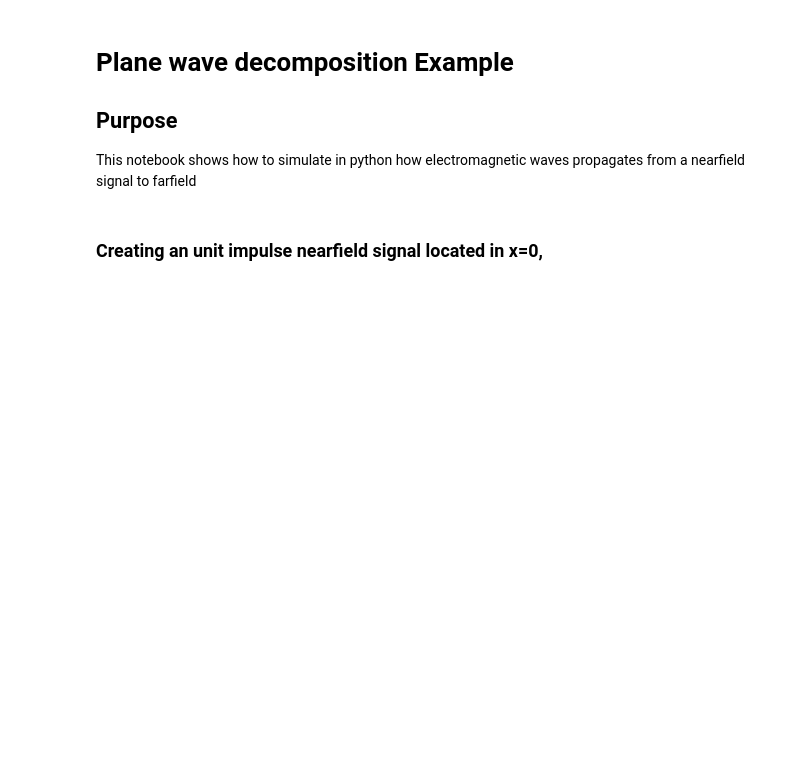
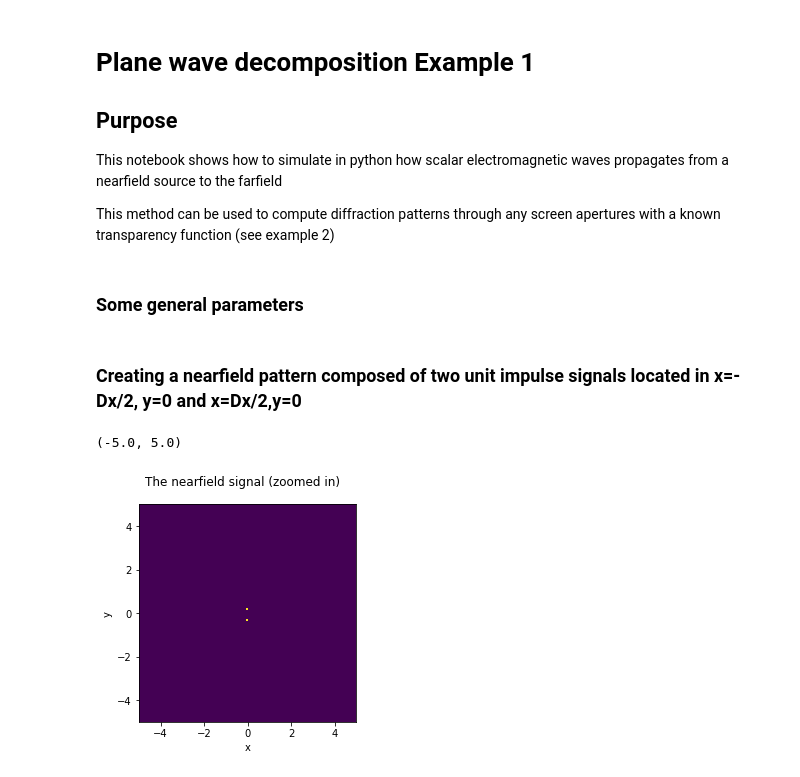
Before and after one commit to LbZy-3/PWD, a Jupyter notebook: PWD.ipynb, the cells around one changed output. Saved outputs shown, nothing was run; the diff lists cells and outputs as text; code cells hidden in the pictures; blank space fills up the shorter version.

```diff
--- a/PWD.ipynb
+++ b/PWD.ipynb
@@ -1,8 +1,11 @@
 # %% [markdown]
-# Plane wave decomposition Example
+# Plane wave decomposition Example 1
+
 
 ## Purpose
 
-This notebook shows how to simulate in python how electromagnetic waves propagates from a nearfield signal to farfield
+This notebook shows how to simulate in python how scalar electromagnetic waves propagates from a nearfield source to the farfield
+
+This method can be used to compute diffraction patterns through any screen apertures with a known transparency function (see example 2)
 # %%
 import numpy as np
@@ -12 +13,3 @@ import matplotlib.pyplot as plt
 %matplotlib inline
+# %% [markdown]
+### Some general parameters
@@ -13,10 +22,24 @@ import matplotlib.pyplot as plt
 # %% [markdown]
-### Creating an unit impulse nearfield signal located in x=0,
+### Creating a nearfield pattern composed of two unit impulse signals located in x=-Dx/2, y=0 and x=Dx/2,y=0
 # %%
-u = 1       # length unit, e.g. 1 µm
-wlen = u    # wavelength in unit of u
-N=1001      # number of points
-x = np.linspace(-5,5,N)*u
-sig = np.zeros(N)
-sig[500]=1
+Dx=wlen/2
+Dpix=int(N*Dx/size)
+x = np.linspace(-size/2,size/2,N)*u
+y = x
+sig = np.zeros((N,N))
+sig[int((N-1)/2-Dpix/2),int((N-1)/2)] = 1
+sig[int((N-1)/2+Dpix/2),int((N-1)/2)] = 1
+
+# plot the nearfield signal
+fig1, ax1 = plt.subplots()
+pcm1=ax1.pcolor(x,y,sig)
+ax1.axis('square')
+ax1.set_xlabel('x')
+ax1.set_ylabel('y')
+fig1.suptitle('The nearfield signal (zoomed in)')
+ax1.set_xlim([-5*wlen,5*wlen])
+ax1.set_ylim([-5*wlen,5*wlen])
+# %% [output]
+(-5.0, 5.0)
+[figure, added]
 # %% [markdown]
```
Also changed, not shown: parts of 21 cells of this notebook.
